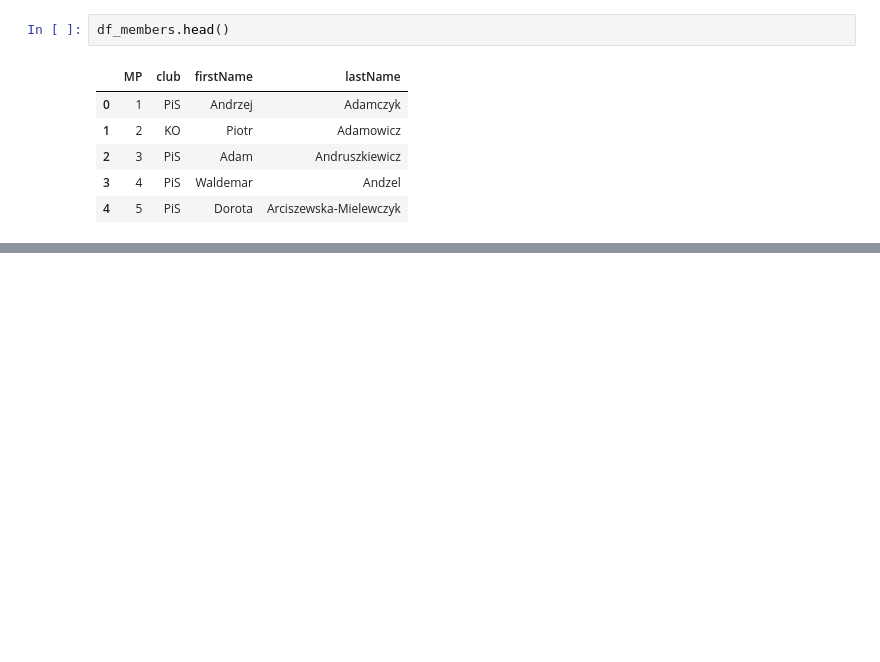
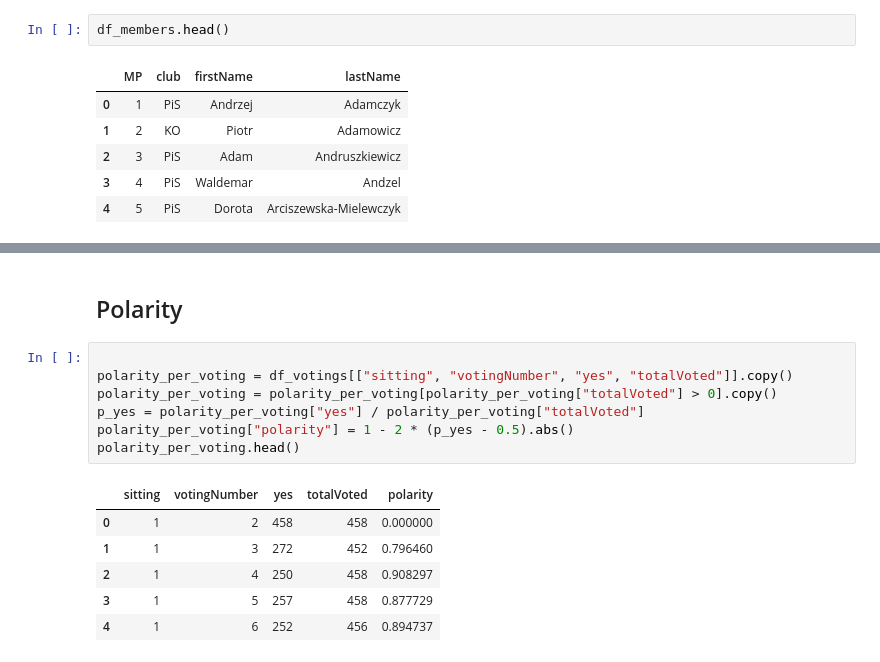
Before and after one commit to Voldziu/PolishGovernmentAnalysis, a Jupyter notebook: src/notebooks/eda.ipynb, the cells around one changed output, grey strips where cells are left out. Drawn from its saved outputs; the diff is of its cells as text; blank space fills up the shorter version.

```diff
--- a/src/notebooks/eda.ipynb
+++ b/src/notebooks/eda.ipynb
@@ -63,0 +84,16 @@ df_members.head()
+# %% [markdown]
+## Polarity
+# %%
+
+polarity_per_voting = df_votings[["sitting", "votingNumber", "yes", "totalVoted"]].copy()
+polarity_per_voting = polarity_per_voting[polarity_per_voting["totalVoted"] > 0].copy()
+p_yes = polarity_per_voting["yes"] / polarity_per_voting["totalVoted"]
+polarity_per_voting["polarity"] = 1 - 2 * (p_yes - 0.5).abs()
+polarity_per_voting.head()
+# %% [output]
+|  | sitting | votingNumber | yes | totalVoted | polarity |
+| 0 | 1 | 2 | 458 | 458 | 0.000000 |
+| 1 | 1 | 3 | 272 | 452 | 0.796460 |
+| 2 | 1 | 4 | 250 | 458 | 0.908297 |
+| 3 | 1 | 5 | 257 | 458 | 0.877729 |
+| 4 | 1 | 6 | 252 | 456 | 0.894737 |
```
Also changed, not shown: parts of 15 cells of this notebook.
